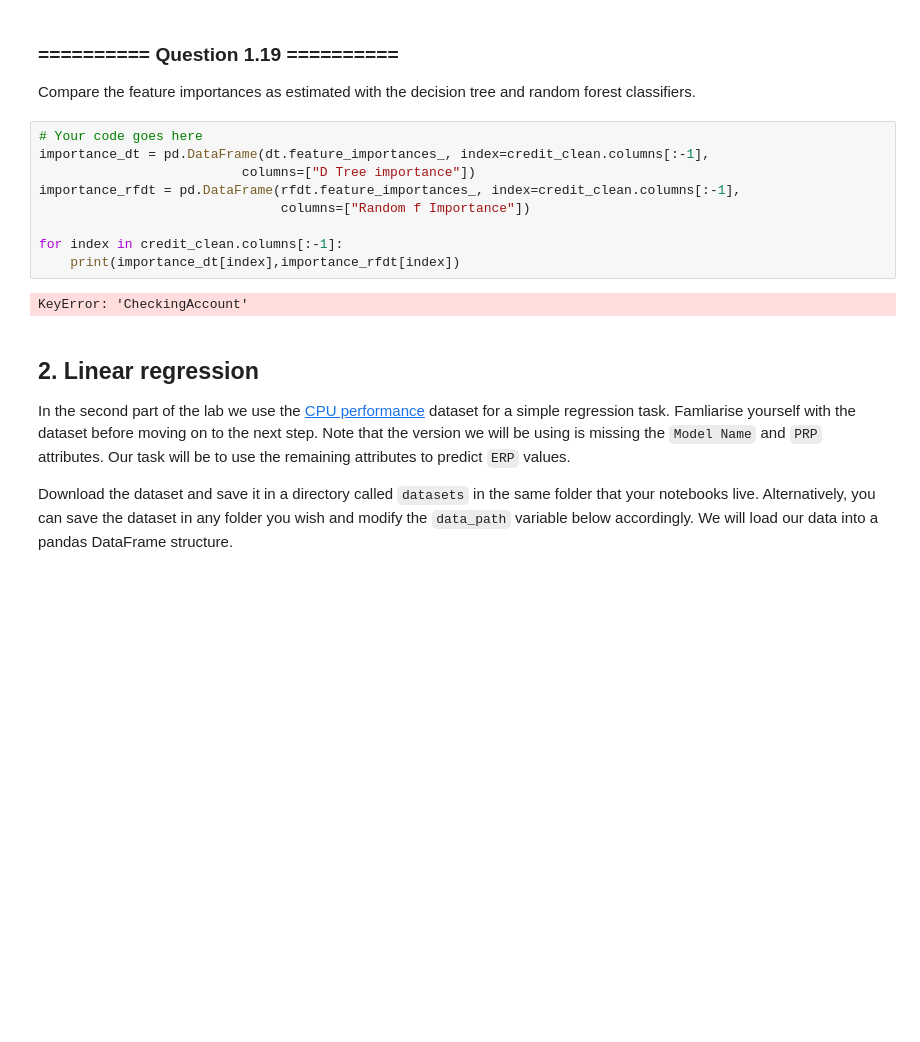
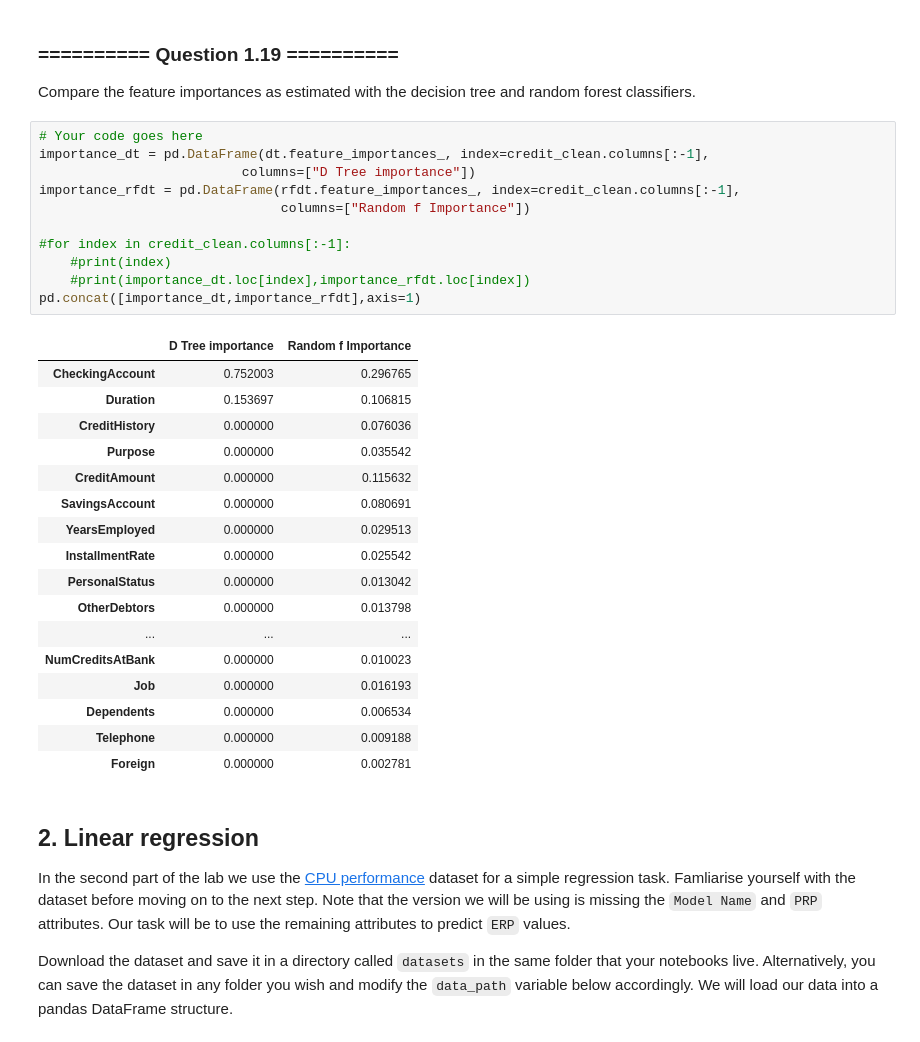
Before and after one commit to ShootingSpace/Machine-learning-practical-with-scikit-learn, a Jupyter notebook: 04_Lab_2_Decision_trees_linear_regression.ipynb, the cells around one changed output. Saved outputs shown, nothing was run; the diff lists cells and outputs as text; blank space fills up the shorter version.

```diff
--- a/04_Lab_2_Decision_trees_linear_regression.ipynb
+++ b/04_Lab_2_Decision_trees_linear_regression.ipynb
@@ -349,14 +349,32 @@ Compare the feature importances as estimated with the decision tree and random f
 # %%
 # Your code goes here
 importance_dt = pd.DataFrame(dt.feature_importances_, index=credit_clean.columns[:-1],
                           columns=["D Tree importance"])
 importance_rfdt = pd.DataFrame(rfdt.feature_importances_, index=credit_clean.columns[:-1],
                                columns=["Random f Importance"])
 
-for index in credit_clean.columns[:-1]:
-    print(importance_dt[index],importance_rfdt[index])
+#for index in credit_clean.columns[:-1]:
+    #print(index)
+    #print(importance_dt.loc[index],importance_rfdt.loc[index])
+pd.concat([importance_dt,importance_rfdt],axis=1)
 # %% [output]
-KeyError: 'CheckingAccount'
+|  | D Tree importance | Random f Importance |
+| CheckingAccount | 0.752003 | 0.296765 |
+| Duration | 0.153697 | 0.106815 |
+| CreditHistory | 0.000000 | 0.076036 |
+| Purpose | 0.000000 | 0.035542 |
+| CreditAmount | 0.000000 | 0.115632 |
+| SavingsAccount | 0.000000 | 0.080691 |
+| YearsEmployed | 0.000000 | 0.029513 |
+| InstallmentRate | 0.000000 | 0.025542 |
+| PersonalStatus | 0.000000 | 0.013042 |
+| OtherDebtors | 0.000000 | 0.013798 |
+| ... | ... | ... |
+| NumCreditsAtBank | 0.000000 | 0.010023 |
+| Job | 0.000000 | 0.016193 |
+| Dependents | 0.000000 | 0.006534 |
+| Telephone | 0.000000 | 0.009188 |
+| Foreign | 0.000000 | 0.002781 |
 # %% [markdown]
 ## 2. Linear regression
 In the second part of the lab we use the [CPU performance](https://archive.ics.uci.edu/ml/datasets/Computer+Hardware) dataset for a simple regression task. Famliarise yourself with the dataset before moving on to the next step. Note that the version we will be using is missing the `Model Name` and `PRP` attributes. Our task will be to use the remaining attributes to predict `ERP` values.
```
Also changed, not shown: parts of 2 cells of this notebook.
